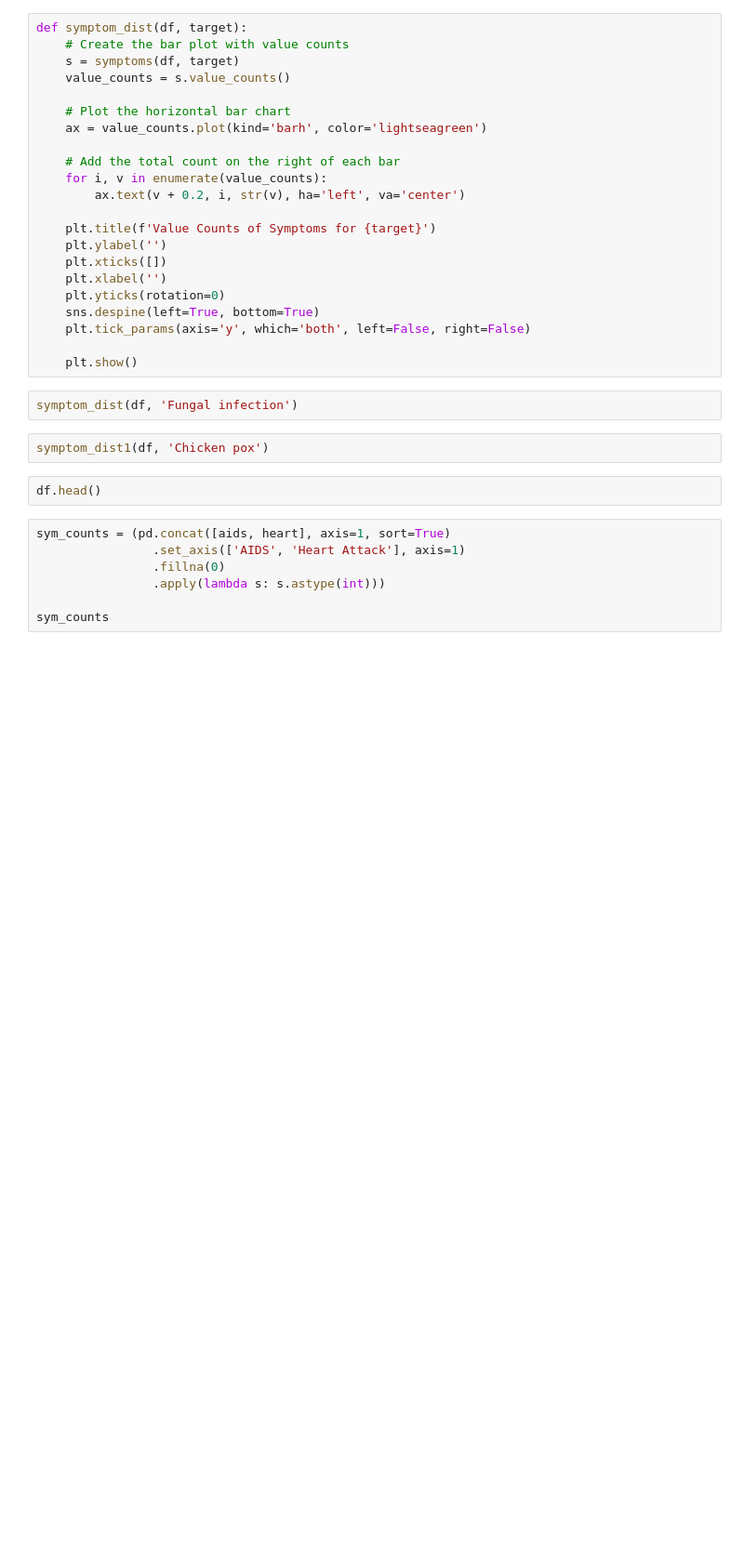
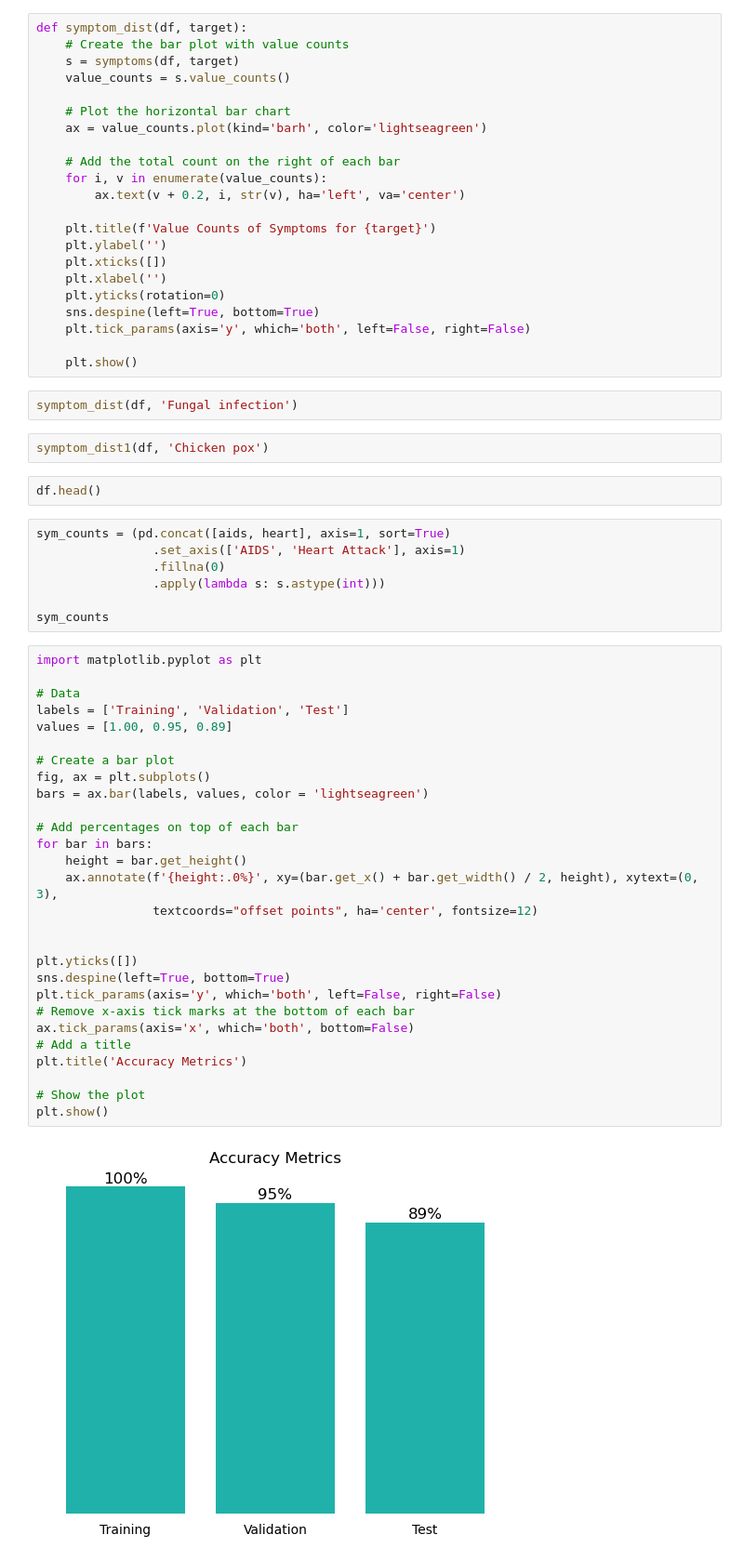
Before and after one commit to disease-outbreak/disease-outbreak, a Jupyter notebook: Marcelino/explore.ipynb, the cells around one changed output. Shown at 93% size. Drawn from its saved outputs; the diff is of its cells as text; blank space fills up the shorter version.

```diff
--- a/Marcelino/explore.ipynb
+++ b/Marcelino/explore.ipynb
@@ -374,3 +374,33 @@ sym_counts = (pd.concat([aids, heart], axis=1, sort=True)
                 .apply(lambda s: s.astype(int)))
 
 sym_counts
+# %%
+import matplotlib.pyplot as plt
+
+# Data
+labels = ['Training', 'Validation', 'Test']
+values = [1.00, 0.95, 0.89]
+
+# Create a bar plot
+fig, ax = plt.subplots()
+bars = ax.bar(labels, values, color = 'lightseagreen')
+
+# Add percentages on top of each bar
+for bar in bars:
+    height = bar.get_height()
+    ax.annotate(f'{height:.0%}', xy=(bar.get_x() + bar.get_width() / 2, height), xytext=(0, 3),
+                textcoords="offset points", ha='center', fontsize=12)
+
+
+plt.yticks([])
+sns.despine(left=True, bottom=True)
+plt.tick_params(axis='y', which='both', left=False, right=False)
+# Remove x-axis tick marks at the bottom of each bar
+ax.tick_params(axis='x', which='both', bottom=False)
+# Add a title
+plt.title('Accuracy Metrics')
+
+# Show the plot
+plt.show()
+# %% [output]
+[figure, added]
```
Also changed, not shown: 4 other files.
